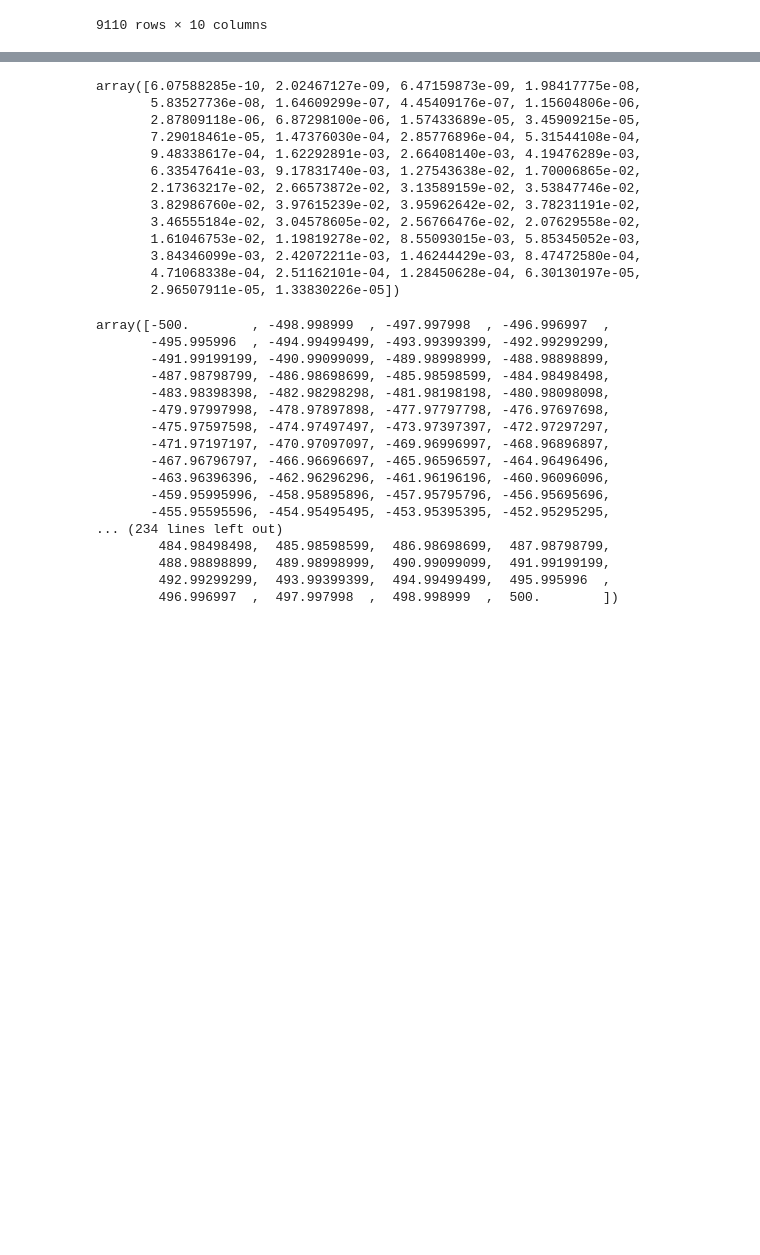
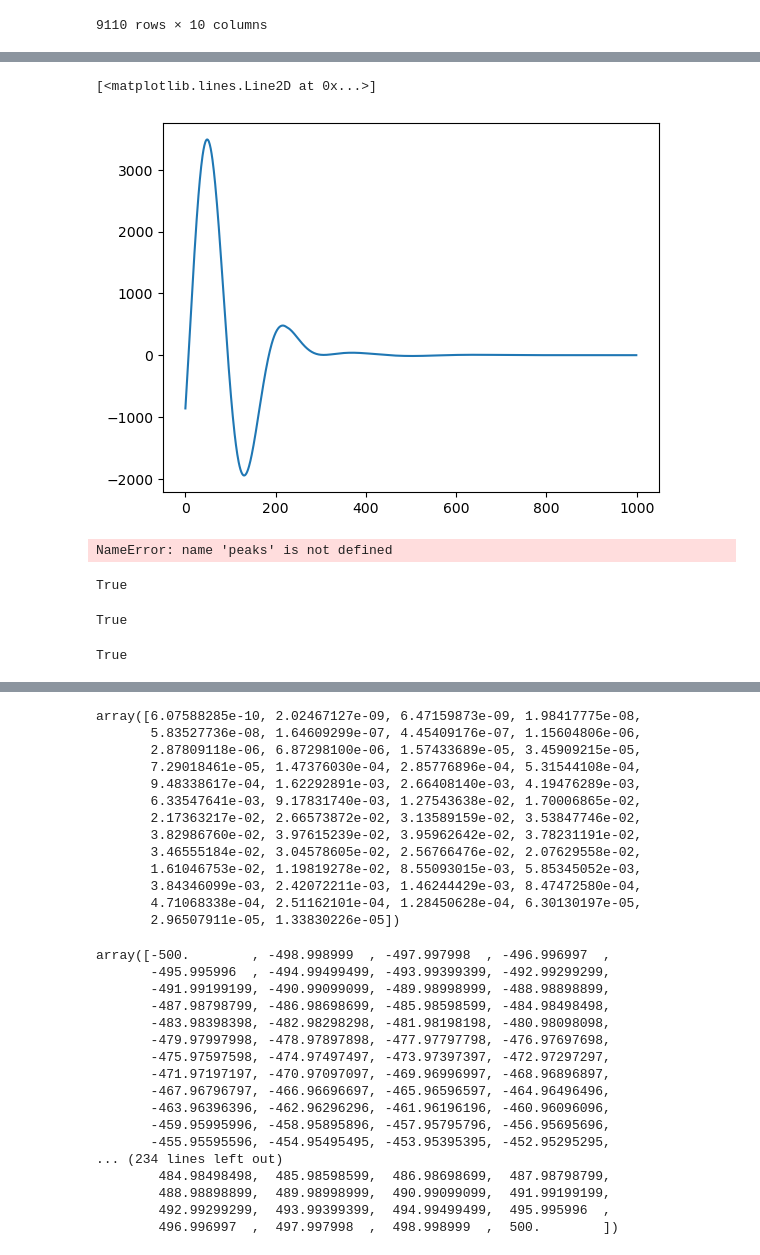
Before and after one commit to loosolab/PEAKQC, a Jupyter notebook: experimental/exp_fld_scoring.ipynb, the cells around one changed output, grey strips where cells are left out. Drawn from its saved outputs; the diff is of its cells as text; code cells hidden in the pictures; blank space fills up the shorter version.

```diff
--- a/experimental/exp_fld_scoring.ipynb
+++ b/experimental/exp_fld_scoring.ipynb
@@ -239,0 +161,4 @@ print(gaussian[650])
+# %%
+bad_modulation = bad_modulation()
+
+plt.plot(bad_modulation)
@@ -239,0 +194,73 @@ print(gaussian[650])
+# %%
+plt.plot(bad_fit[0])
+# %% [output]
+[<matplotlib.lines.Line2D at 0x...>]
+[figure, added]
+# %%
+peaks
+# %% [output]
+NameError: name 'peaks' is not defined
+# %%
+round(wav_1[peaks_1[0][0]] / wav_1[peaks_1[0][1]], 1) == 1
+# %% [output]
+True
+# %%
+round(wav_2[peaks_2[0][0]] / wav_2[peaks_2[0][1]], 1) == 0.3
+# %% [output]
+True
+# %%
+# check for the correct wavelength
+wav_1 = cos_wavelet(wavelength=100,
+                amplitude=1.0,
+                phase_shift=0,
+                mu=0.0,
+                sigma=10,
+                plot=False,
+                save=None)
+
+peaks_1 = call_peaks([wav_1])
+
+99 == peaks_1[0][1] - peaks_1[0][0]
+100 == peaks_1[0][2] - peaks_1[0][1]
+
+# check if centered
+wav_2 = cos_wavelet(wavelength=100,
+                amplitude=1.0,
+                phase_shift=0,
+                mu=0.0,
+                sigma=0.4,
+                plot=False,
+                save=None)
+
+peaks_2 = call_peaks([wav_2])
+np.where(np.max(wav_2) == wav_2)[0][0] == 149 # check if centered
+
+# check if sigma scales the cosine
+round(wav_1[peaks_1[0][0]] / wav_1[peaks_1[0][1]], 1) == 1
+round(wav_2[peaks_2[0][0]] / wav_2[peaks_2[0][1]], 1) == 0.3
+
+# check if its shifting
+wav_3 = cos_wavelet(wavelength=100,
+                amplitude=1.0,
+                phase_shift=np.pi,
+                mu=0.0,
+                sigma=10,
+                plot=False,
+                save=None)
+
+peaks_3 = call_peaks([wav_3])
+np.where(np.max(wav_3) == wav_3)[0][0] == 100  # half the wavelength shift compared to before
+
+
+wav_4 = cos_wavelet(wavelength=100,
+                amplitude=1.0,
+                phase_shift=0,
+                mu=100,
+                sigma=0.4,
+                plot=False,
+                save=None)
+
+peaks_4 = call_peaks([wav_4])
+np.where(np.max(wav_4) == wav_4)[0][0]  == 249  # one wavelength shift for the gauss curve compared to before
+# %% [output]
+True
```
Also changed, not shown: parts of 63 cells of this notebook, 2 other files.
